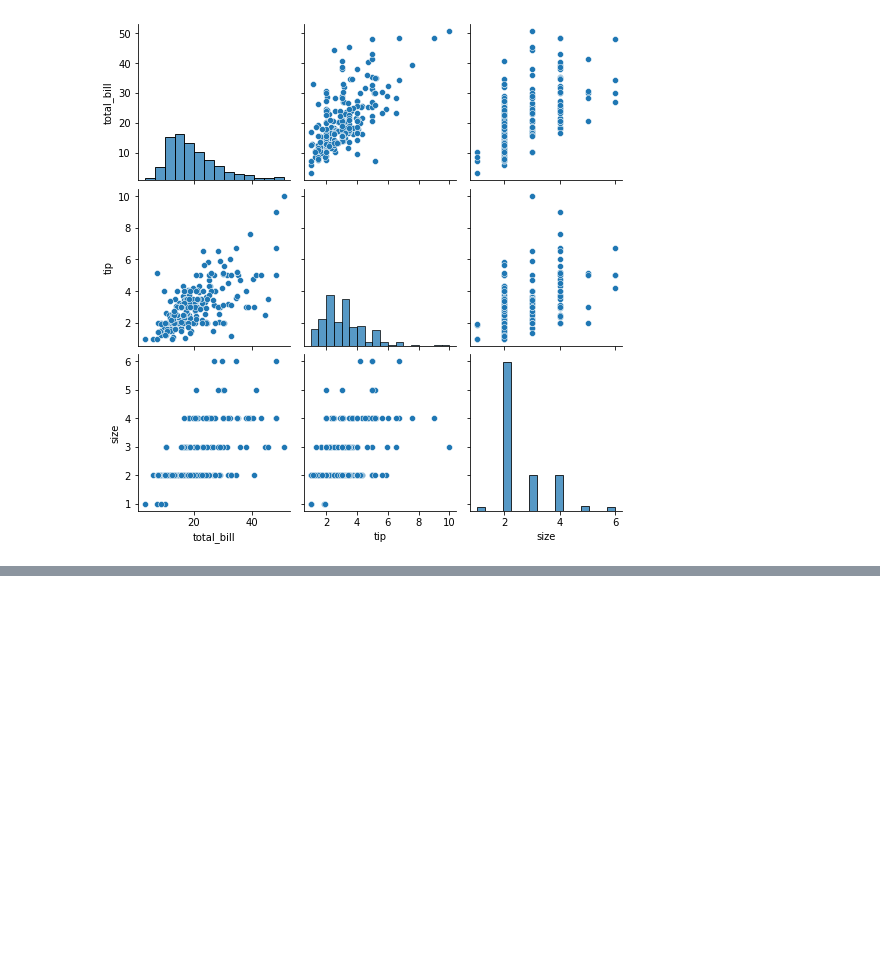
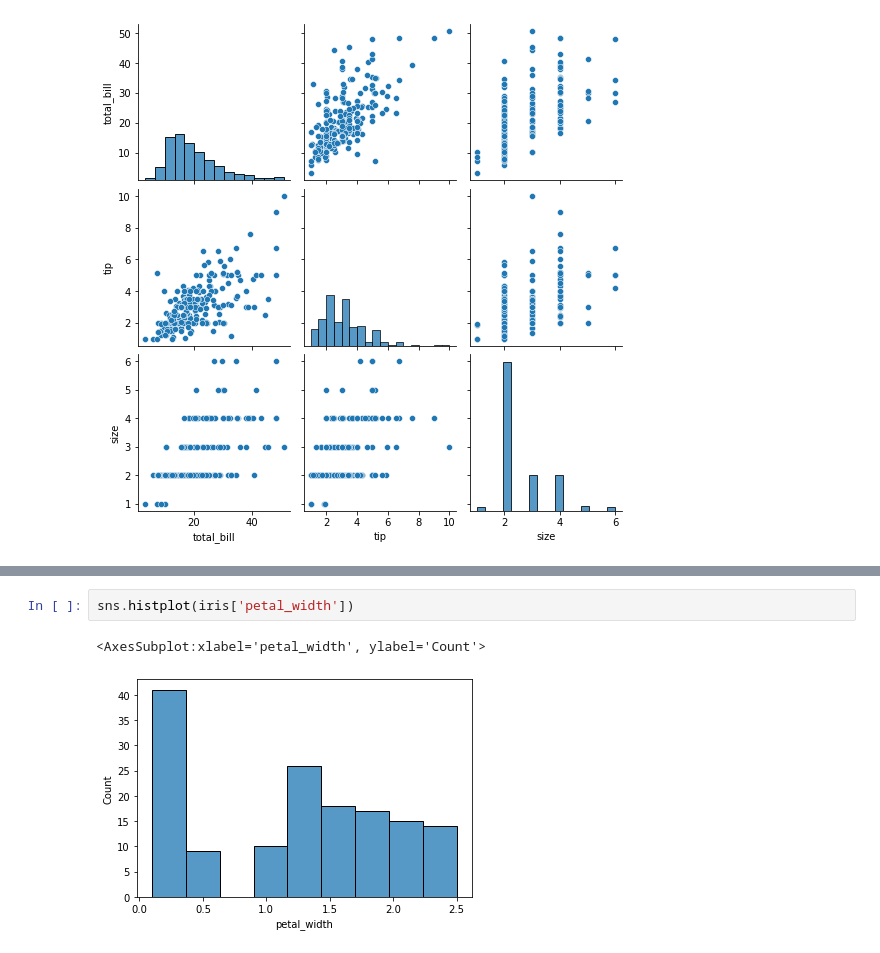
Before and after one commit to jedlueng/WBS-MISDI-Programming, a Jupyter notebook: PFDA/Week4/Week4-task.ipynb, the cells around one changed output, grey strips where cells are left out. Saved outputs shown, nothing was run; the diff lists cells and outputs as text; blank space fills up the shorter version.

```diff
--- a/PFDA/Week4/Week4-task.ipynb
+++ b/PFDA/Week4/Week4-task.ipynb
@@ -82,0 +112,5 @@ iris = sns.load_dataset('iris')
+# %%
+sns.histplot(iris['petal_width'])
+# %% [output]
+<AxesSubplot:xlabel='petal_width', ylabel='Count'>
+[figure, added]
```
Also changed, not shown: parts of 14 cells of this notebook, 1 other file.
